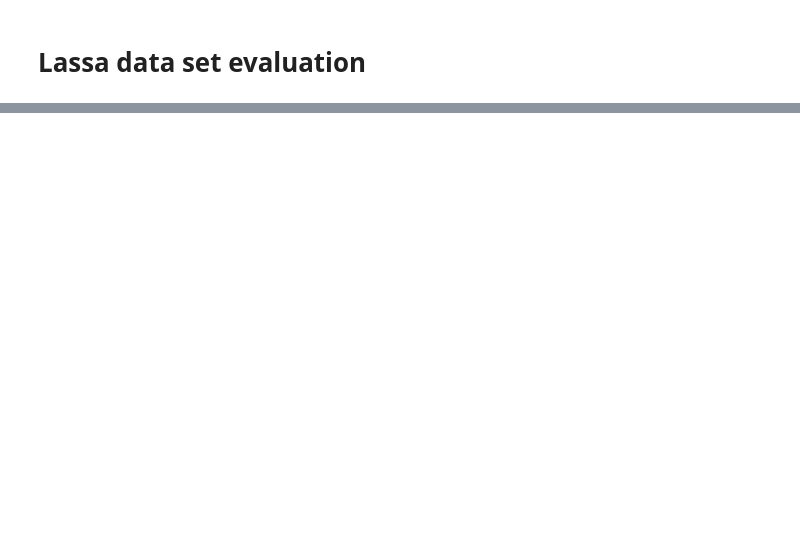
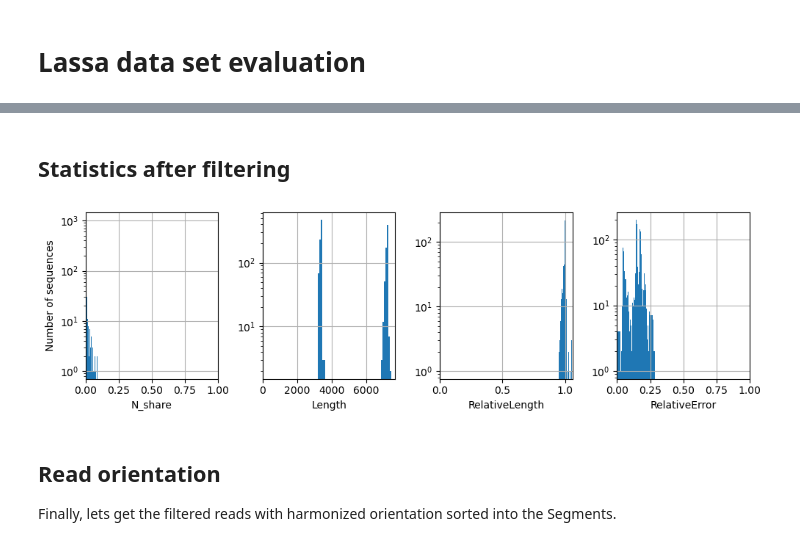
Before and after one commit to OPR-group-BNITM/vimop_database_update, a Jupyter notebook: mammarenavirus_lassaense/notebook/lassa.ipynb, the cells around one changed output, grey strips where cells are left out. Saved outputs shown, nothing was run; the diff lists cells and outputs as text; code cells hidden in the pictures; blank space fills up the shorter version.

```diff
--- a/mammarenavirus_lassaense/notebook/lassa.ipynb
+++ b/mammarenavirus_lassaense/notebook/lassa.ipynb
@@ -222,0 +107,11 @@ for outfile in outfiles.values():
+# %%
+minlen = 2000
+max_n_share = 0.05
+
+seqstats_minlen = seqstats_mapped[seqstats_mapped['Length'] >= minlen]
+seqstats_high_coverage = seqstats_minlen[seqstats_minlen['N_share'] <= max_n_share]
+
+print('Before filtering:', len(seqstats_mapped))
+print(f'N-share larger than {max_n_share}:', len(seqstats_mapped[seqstats_mapped['N_share'] > max_n_share]))
+print(f'Length smaller than {minlen}:', len(seqstats_mapped[seqstats_mapped['Length'] < minlen]))
+print('After filtering:', len(seqstats_high_coverage))
@@ -222,0 +126,4 @@ for outfile in outfiles.values():
+# %%
+min_relative_length = 0.95
+seqstats_long_seqs = seqstats_high_coverage[seqstats_high_coverage['RelativeLength'] > min_relative_length]
+print(f'{len(seqstats_long_seqs)} sequences remain of {len(seqstats_high_coverage)}')
@@ -222,0 +148,4 @@ for outfile in outfiles.values():
+# %%
+min_ref_cov = 0.8
+seqstats_min_ref_cov = seqstats_long_seqs[seqstats_long_seqs['ReferenceCoverage'] >= min_ref_cov]
+print(f'Keeping {len(seqstats_min_ref_cov)} of {len(seqstats_long_seqs)} sequences')
@@ -222,0 +182,9 @@ for outfile in outfiles.values():
+# %% [markdown]
+## Statistics after filtering
+# %%
+histograms(seqstats_min_ref_cov)
+# %% [output]
+[figure, added]
+# %% [markdown]
+## Read orientation
+Finally, lets get the filtered reads with harmonized orientation sorted into the Segments.
```
Also changed, not shown: parts of 46 cells of this notebook, 5 other files.
